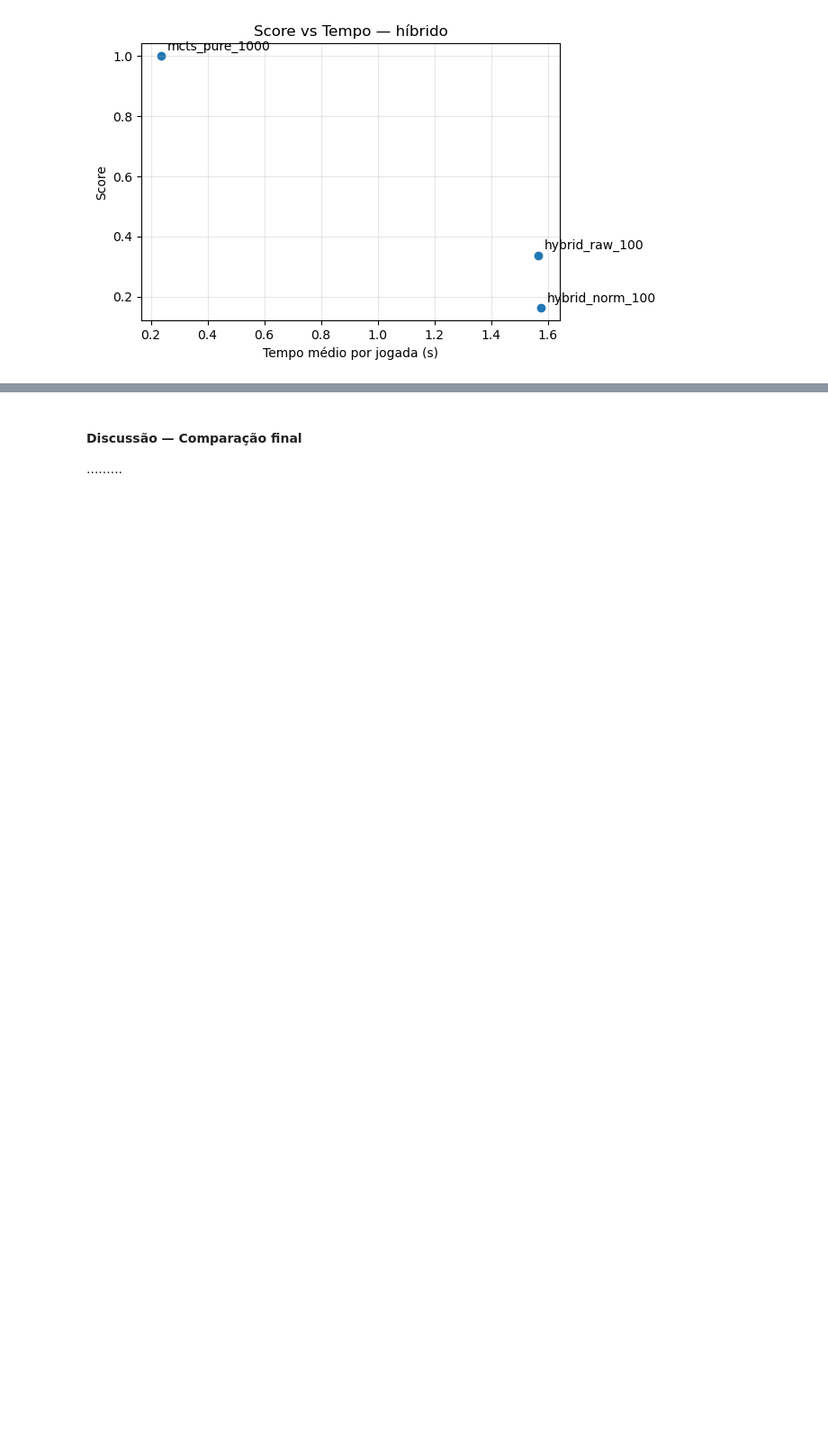
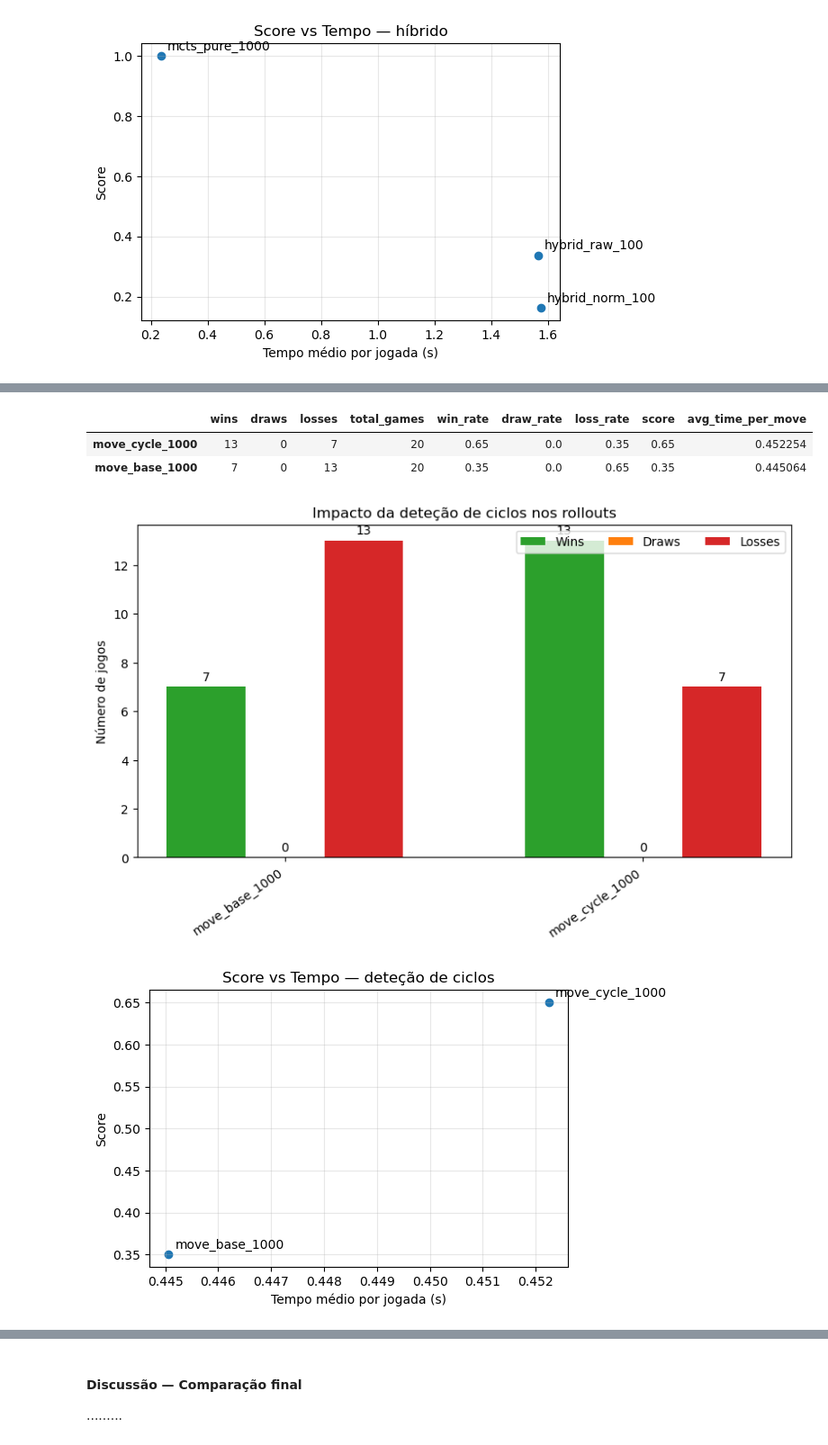
Before and after one commit to andredpinto/AI_2526_Project, a Jupyter notebook: notebooks/analise_mcts_completa - Cópia.ipynb, the cells around one changed output, grey strips where cells are left out. Shown at 90% size. Saved outputs shown, nothing was run; the diff lists cells and outputs as text; code cells hidden in the pictures; blank space fills up the shorter version.

```diff
--- a/notebooks/analise_mcts_completa - Cópia.ipynb
+++ b/notebooks/analise_mcts_completa - Cópia.ipynb
@@ -654,0 +670,30 @@ stats_dataframe(stats_final)
+# %%
+rollout_cycle_variants = [
+    ("move_base_1000", MoveMCTS(
+        max_iter=1000,
+        expansion_policy=get_win_block_or_all,
+        heuristic_win=True,
+        save_tree=True
+    )),
+
+    ("move_cycle_1000", MoveMCTS(
+        max_iter=1000,
+        expansion_policy=get_win_block_or_all,
+        heuristic_win=True,
+        save_tree=True,
+        cycle_detection=True
+    )),
+]
+
+stats_rollout_cycle = variants_stats(variants=rollout_cycle_variants, n_games=10)
+stats_dataframe(stats=stats_rollout_cycle)
+# %% [output]
+|  | wins | draws | losses | total_games | win_rate | draw_rate | loss_rate | score | avg_time_per_move |
+| move_cycle_1000 | 13 | 0 | 7 | 20 | 0.65 | 0.0 | 0.35 | 0.65 | 0.452254 |
+| move_base_1000 | 7 | 0 | 13 | 20 | 0.35 | 0.0 | 0.65 | 0.35 | 0.445064 |
+# %%
+plot_bars(stats=stats_rollout_cycle, title="Impacto da deteção de ciclos nos rollouts")
+plot_score_vs_time(stats=stats_rollout_cycle, title="Score vs Tempo — deteção de ciclos")
+# %% [output]
+[figure, added]
+[figure, added]
```
Also changed, not shown: parts of 24 cells of this notebook.
